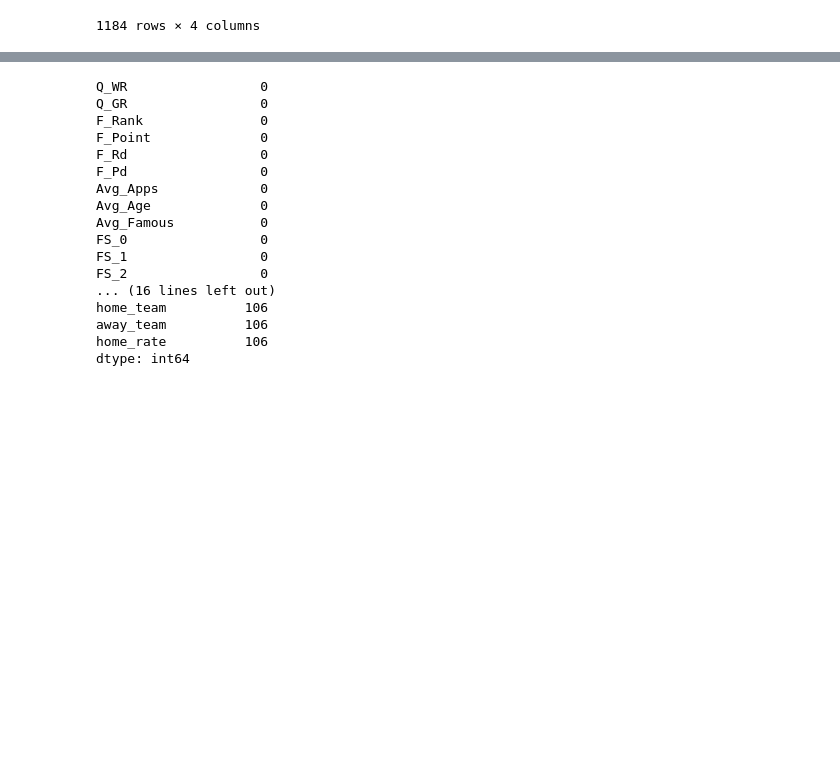
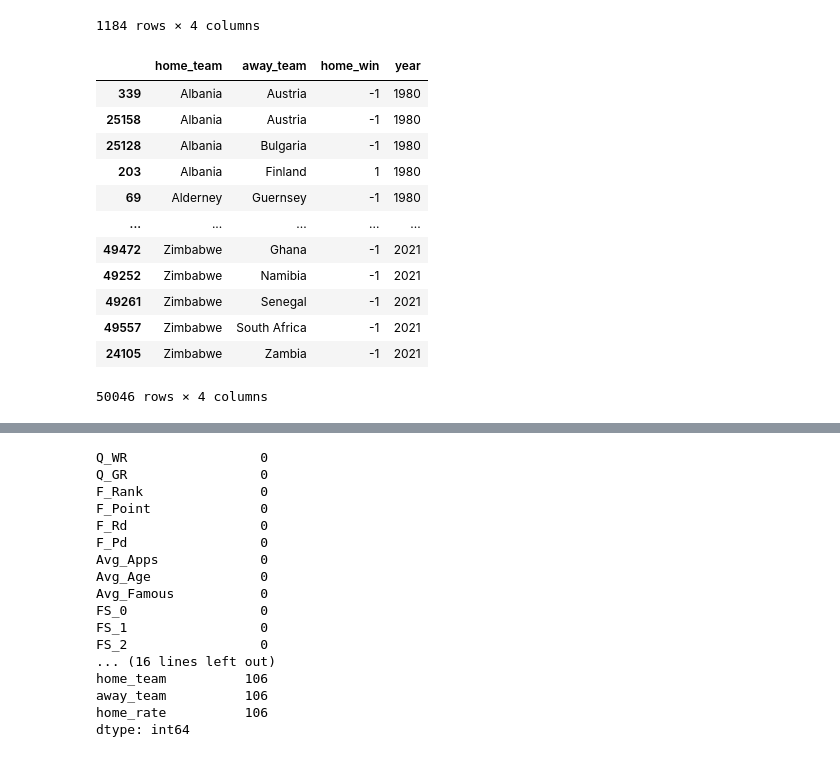
Before and after one commit to SKNetworks-AI19-250818/SKN19-mini-4Team, a Jupyter notebook: ML/Record/code/ML_record.ipynb, the cells around one changed output, grey strips where cells are left out. Cells and saved outputs as stored; diff of their text form; code cells hidden in the pictures; blank space fills up the shorter version.

```diff
--- a/ML/Record/code/ML_record.ipynb
+++ b/ML/Record/code/ML_record.ipynb
@@ -662,5 +662,21 @@ df_all = pd.concat([df_count, fin_only], ignore_index=True)
 
 # 정렬
 df_all = df_all.sort_values(by=['year', 'home_team', 'away_team'])
+# %%
+df_all
+# %% [output]
+|  | home_team | away_team | home_win | year |
+| 339 | Albania | Austria | -1 | 1980 |
+| 25158 | Albania | Austria | -1 | 1980 |
+| 25128 | Albania | Bulgaria | -1 | 1980 |
+| 203 | Albania | Finland | 1 | 1980 |
+| 69 | Alderney | Guernsey | -1 | 1980 |
+| ... | ... | ... | ... | ... |
+| 49472 | Zimbabwe | Ghana | -1 | 2021 |
+| 49252 | Zimbabwe | Namibia | -1 | 2021 |
+| 49261 | Zimbabwe | Senegal | -1 | 2021 |
+| 49557 | Zimbabwe | South Africa | -1 | 2021 |
+| 24105 | Zimbabwe | Zambia | -1 | 2021 |
+50046 rows × 4 columns
 # %%
 # 년도 범위 (누적)
```
Also changed, not shown: parts of 23 cells of this notebook, 2 other files.
